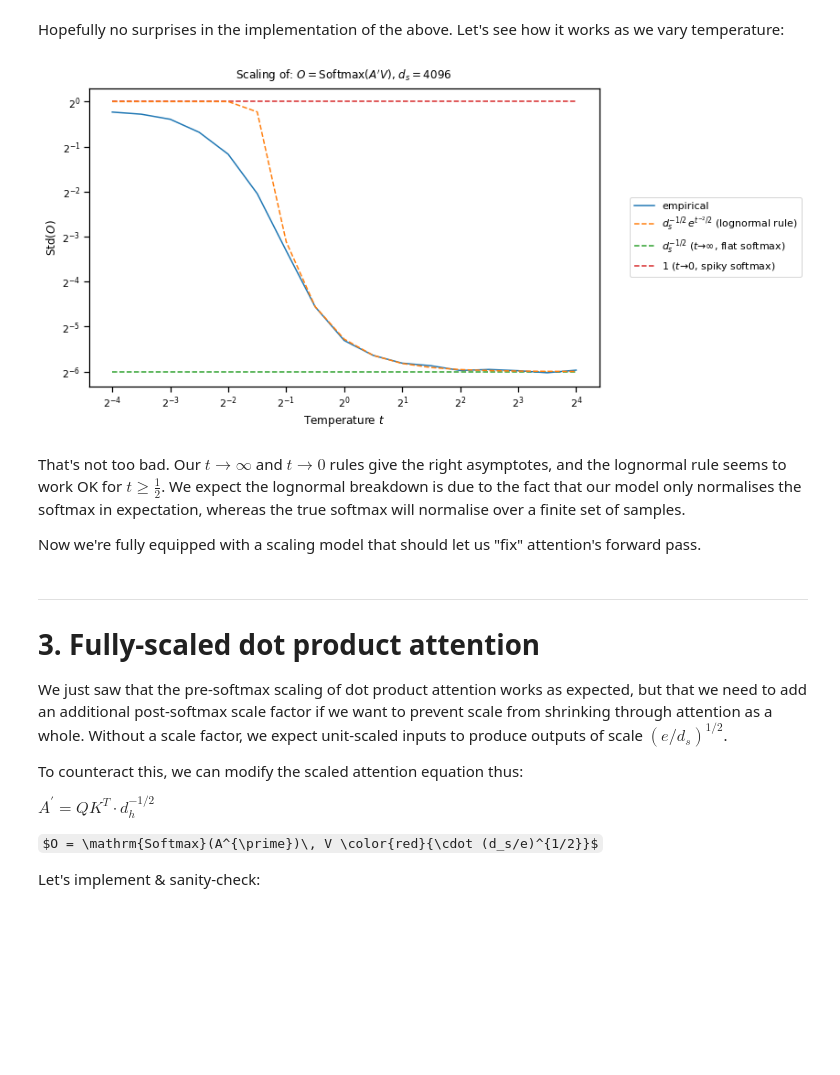
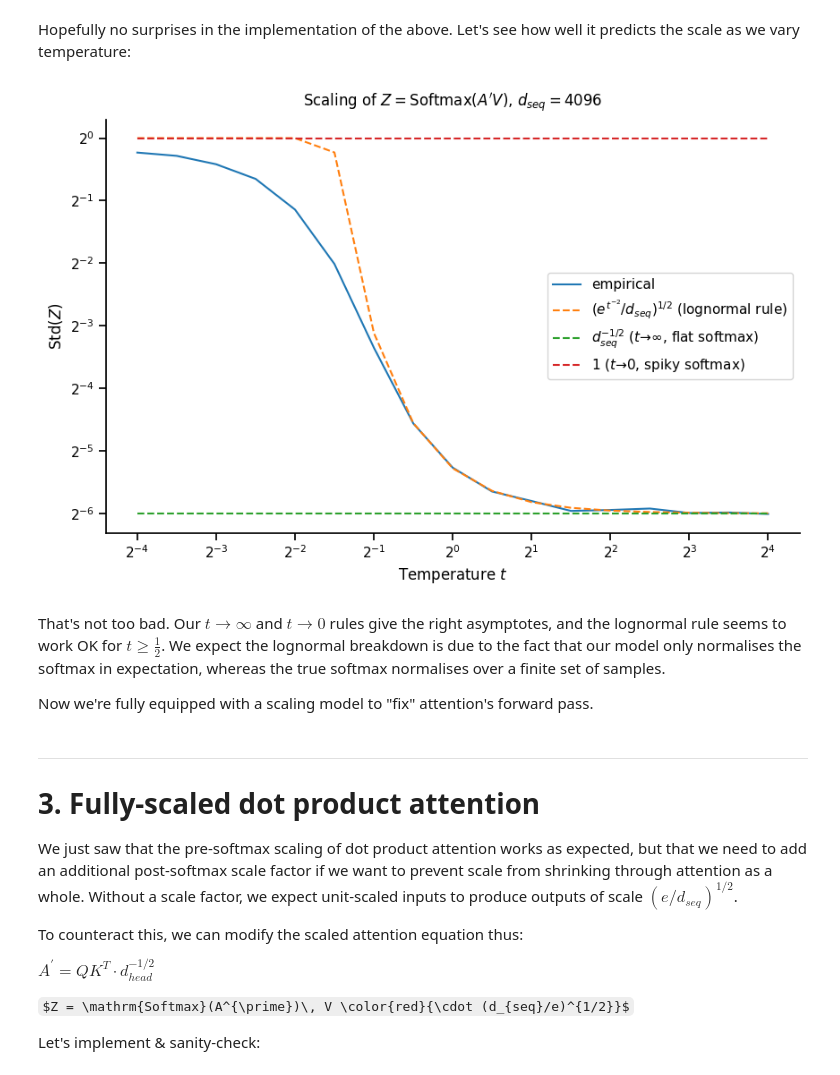
Before and after one commit to graphcore-research/out-of-the-box-fp8-training, a Jupyter notebook: blog-almost-scaled-mhsa/2023-07-AlmostScaledDotProductAttention.ipynb, the cells around one changed output. Saved outputs shown, nothing was run; the diff lists cells and outputs as text; code cells hidden in the pictures; some formulas as TeX source; blank space fills up the shorter version.

```diff
--- a/blog-almost-scaled-mhsa/2023-07-AlmostScaledDotProductAttention.ipynb
+++ b/blog-almost-scaled-mhsa/2023-07-AlmostScaledDotProductAttention.ipynb
@@ -126,53 +150,53 @@ Now let's see if these rules work, for $\mathrm{Softmax}(A^{\prime} V)$, in isol
 # %%
-def empirical_softmax_std_scaling(sequence_length: int, temperature: float, nelement: int = int(1e7)) -> float:
-    pre_a = torch.randn(nelement // sequence_length, sequence_length)
-    v = torch.randn(nelement // sequence_length, sequence_length)
-    out = (torch.softmax(pre_a / temperature, -1) * v).sum(-1)
-    return out.std()
+def empirical_softmax_std_scaling(d_seq: int, t: float, nelement: int = int(1e7)) -> float:
+    A_pr = torch.randn(nelement // d_seq, d_seq)
+    V = torch.randn(nelement // d_seq, d_seq)
+    Z = (torch.softmax(A_pr / t, -1) * V).sum(-1)
+    return Z.std()
 
-def lognormal_softmax_std_scaling(sequence_length: int, temperature: float) -> float:
-    return torch.minimum(torch.tensor(1), sequence_length ** -0.5 * torch.exp(temperature ** -2 / 2))
+def lognormal_softmax_std_scaling(d_seq: int, t: float) -> float:
+    return torch.minimum(torch.tensor(1), d_seq ** -0.5 * torch.exp(t ** -2 / 2))
 # %% [markdown]
-Hopefully no surprises in the implementation of the above. Let's see how it works as we vary temperature:
+Hopefully no surprises in the implementation of the above. Let's see how well it predicts the scale as we vary temperature:
 # %%
-temperatures = 2 ** torch.arange(-4, 4.01, 0.5)
-sequence_length = 4096
+range_t = 2 ** torch.arange(-4, 4.01, 0.5)
+d_seq = 4096
 
-empirical_scaling = [empirical_softmax_std_scaling(sequence_length=sequence_length, temperature=t) for t in temperatures]
-lognormal_scaling = lognormal_softmax_std_scaling(sequence_length=sequence_length, temperature=temperatures)
-temperature_inf_scaling = sequence_length ** -0.5
+empirical_scaling = [empirical_softmax_std_scaling(d_seq=d_seq, t=t) for t in range_t]
+lognormal_scaling = lognormal_softmax_std_scaling(d_seq=d_seq, t=range_t)
+temperature_inf_scaling = d_seq ** -0.5
 temperature_zero_scaling = 1.0
 
 plt.figure(figsize=(10, 6)) ; c = iter(sns.color_palette())
-plt.plot(temperatures, empirical_scaling, color=next(c), label="empirical")
-plt.plot(temperatures, lognormal_scaling, color=next(c),
-         linestyle="dashed", label="$d_s^{-1/2}\, e^{t^{-2} / 2}$ (lognormal rule)")
-plt.hlines(temperature_inf_scaling, temperatures.min(), temperatures.max(),
-           color=next(c), linestyle="dashed", label=r"$d_s^{-1/2}$ ($t\to\infty$, flat softmax)")
-plt.hlines(temperature_zero_scaling, temperatures.min(), temperatures.max(),
+plt.plot(range_t, empirical_scaling, color=next(c), label="empirical")
+plt.plot(range_t, lognormal_scaling, color=next(c),
+         linestyle="dashed", label="$(e^{t^{-2}}/d_{seq})^{1/2}$ (lognormal rule)")
+plt.hlines(temperature_inf_scaling, range_t.min(), range_t.max(),
+           color=next(c), linestyle="dashed", label=r"$d_{seq}^{-1/2}$ ($t\to\infty$, flat softmax)")
+plt.hlines(temperature_zero_scaling, range_t.min(), range_t.max(),
            color=next(c), linestyle="dashed", label=r"$1$ ($t\to 0$, spiky softmax)")
-plt.xscale("log", base=2) ; plt.yscale("log", base=2)
-plt.xlabel("Temperature $t$") ; plt.ylabel(r"$\mathrm{Std}(O)$")
-plt.xticks(2**torch.arange(-4, 4.01)) ; plt.legend(loc="center left", bbox_to_anchor=(1.05, 0.5))
-plt.title(f"Scaling of: $O = \mathrm{{Softmax}}(A^{{\prime}} V)$, $d_s={sequence_length}$", pad=10);
+plt.xscale("log", base=2) ; plt.xticks(2**torch.arange(-4, 4.01)) ; plt.yscale("log", base=2) ; sns.despine()
+plt.xlabel("Temperature $t$") ; plt.ylabel(r"$\mathrm{Std}(Z)$")
+plt.legend(loc="center right")
+plt.title(f"Scaling of $Z = \mathrm{{Softmax}}(A^{{\prime}} V)$, $d_{{seq}}={d_seq}$", pad=10);
 # %% [output]
-[figure, old version]
+[figure, new version]
 # %% [markdown]
-That's not too bad. Our $t\to\infty$ and $t\to 0$ rules give the right asymptotes, and the lognormal rule seems to work OK for $t\ge\frac{1}{2}$. We expect the lognormal breakdown is due to the fact that our model only normalises the softmax in expectation, whereas the true softmax will normalise over a finite set of samples.
+That's not too bad. Our $t\to\infty$ and $t\to 0$ rules give the right asymptotes, and the lognormal rule seems to work OK for $t\ge\frac{1}{2}$. We expect the lognormal breakdown is due to the fact that our model only normalises the softmax in expectation, whereas the true softmax normalises over a finite set of samples.
 
-Now we're fully equipped with a scaling model that should let us "fix" attention's forward pass.
+Now we're fully equipped with a scaling model to "fix" attention's forward pass.
 # %% [markdown]
 ---
 
 # 3. Fully-scaled dot product attention
 
-We just saw that the pre-softmax scaling of dot product attention works as expected, but that we need to add an additional post-softmax scale factor if we want to prevent scale from shrinking through attention as a whole. Without a scale factor, we expect unit-scaled inputs to produce outputs of scale $(e/d_s)^{1/2}$.
+We just saw that the pre-softmax scaling of dot product attention works as expected, but that we need to add an additional post-softmax scale factor if we want to prevent scale from shrinking through attention as a whole. Without a scale factor, we expect unit-scaled inputs to produce outputs of scale $(e/d_{seq})^{1/2}$.
 
 To counteract this, we can modify the scaled attention equation thus:
 
-$A^{\prime} = Q K^T \cdot d_h^{-1/2}$
+$A^{\prime} = Q K^T \cdot d_{head}^{-1/2}$
 
-$O = \mathrm{Softmax}(A^{\prime})\, V \color{red}{\cdot (d_s/e)^{1/2}}$
+$Z = \mathrm{Softmax}(A^{\prime})\, V \color{red}{\cdot (d_{seq}/e)^{1/2}}$
 
 Let's implement & sanity-check:
 # %%
```
Also changed, not shown: parts of 21 cells of this notebook, 1 other file.
